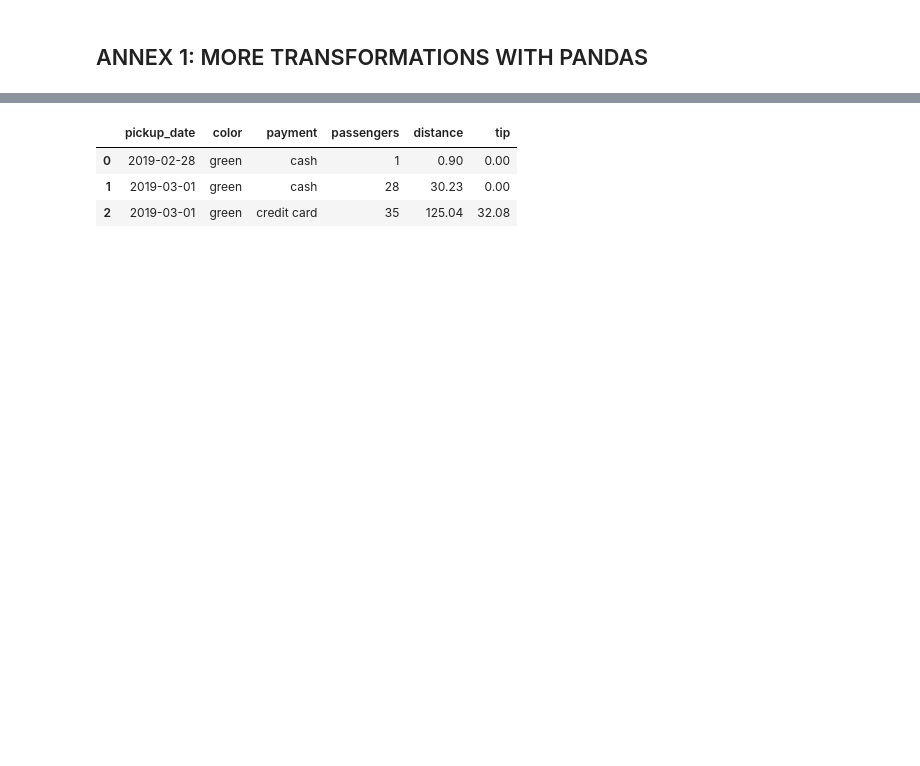
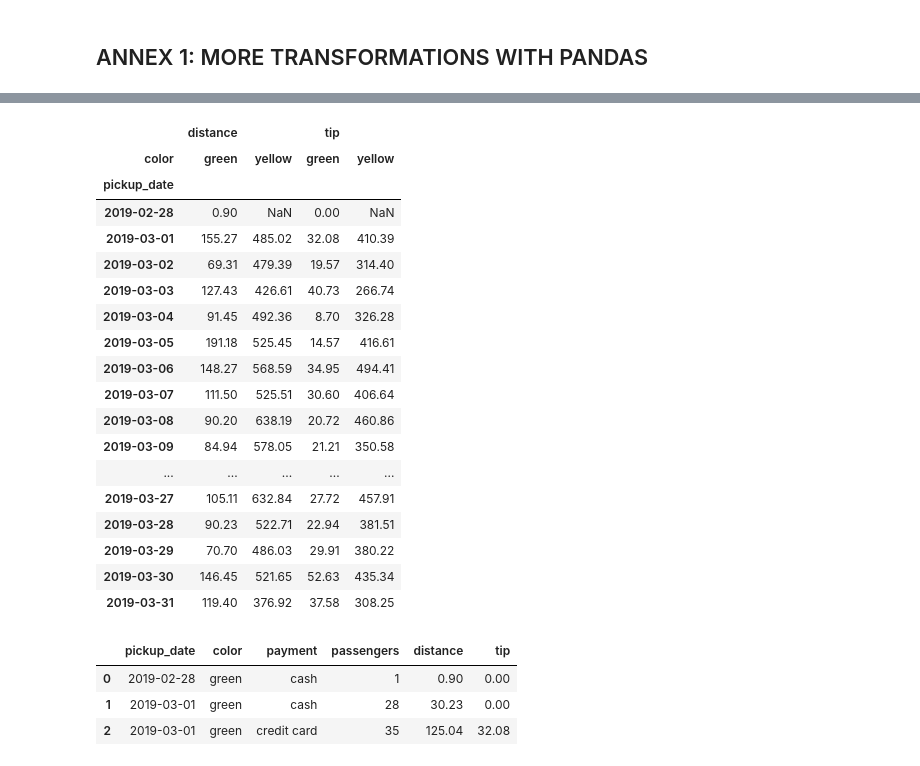
Before and after one commit to massardier/python_memo, a Jupyter notebook: pandas_manipulations.ipynb, the cells around one changed output, grey strips where cells are left out. Saved outputs shown, nothing was run; the diff lists cells and outputs as text; code cells hidden in the pictures; blank space fills up the shorter version.

```diff
--- a/pandas_manipulations.ipynb
+++ b/pandas_manipulations.ipynb
@@ -864,6 +1070,30 @@ simplified_taxis.head(3)
 ## ANNEX 1: MORE TRANSFORMATIONS WITH PANDAS
 # %% [markdown]
 ![long to wide>](long_to_wide.png)
+# %%
+# quick solution with unstack for simple use cases
+simplified_taxis_easy = taxis.groupby(['pickup_date','color'])[['passengers','distance','tip']].sum()
+simplified_taxis_easy[['distance','tip']].unstack('color')
+# %% [output]
+|  | distance |  | tip |  |
+| color | green | yellow | green | yellow |
+| pickup_date |  |  |  |  |
+| 2019-02-28 | 0.90 | NaN | 0.00 | NaN |
+| 2019-03-01 | 155.27 | 485.02 | 32.08 | 410.39 |
+| 2019-03-02 | 69.31 | 479.39 | 19.57 | 314.40 |
+| 2019-03-03 | 127.43 | 426.61 | 40.73 | 266.74 |
+| 2019-03-04 | 91.45 | 492.36 | 8.70 | 326.28 |
+| 2019-03-05 | 191.18 | 525.45 | 14.57 | 416.61 |
+| 2019-03-06 | 148.27 | 568.59 | 34.95 | 494.41 |
+| 2019-03-07 | 111.50 | 525.51 | 30.60 | 406.64 |
+| 2019-03-08 | 90.20 | 638.19 | 20.72 | 460.86 |
+| 2019-03-09 | 84.94 | 578.05 | 21.21 | 350.58 |
+| ... | ... | ... | ... | ... |
+| 2019-03-27 | 105.11 | 632.84 | 27.72 | 457.91 |
+| 2019-03-28 | 90.23 | 522.71 | 22.94 | 381.51 |
+| 2019-03-29 | 70.70 | 486.03 | 29.91 | 380.22 |
+| 2019-03-30 | 146.45 | 521.65 | 52.63 | 435.34 |
+| 2019-03-31 | 119.40 | 376.92 | 37.58 | 308.25 |
 # %%
 simplified_taxis = taxis.groupby(['pickup_date','color','payment'])[['passengers','distance','tip']].sum()
 simplified_taxis.reset_index(inplace=True)
```
Also changed, not shown: parts of 35 cells of this notebook.
